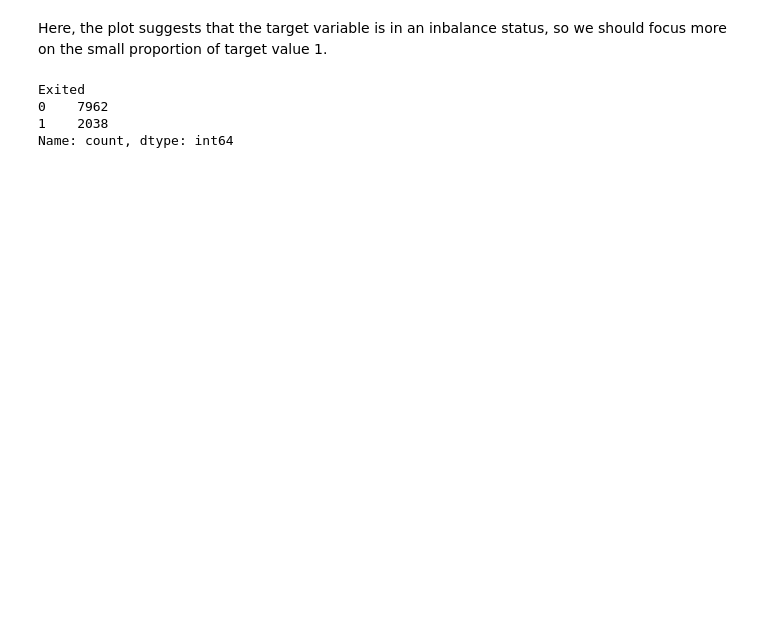
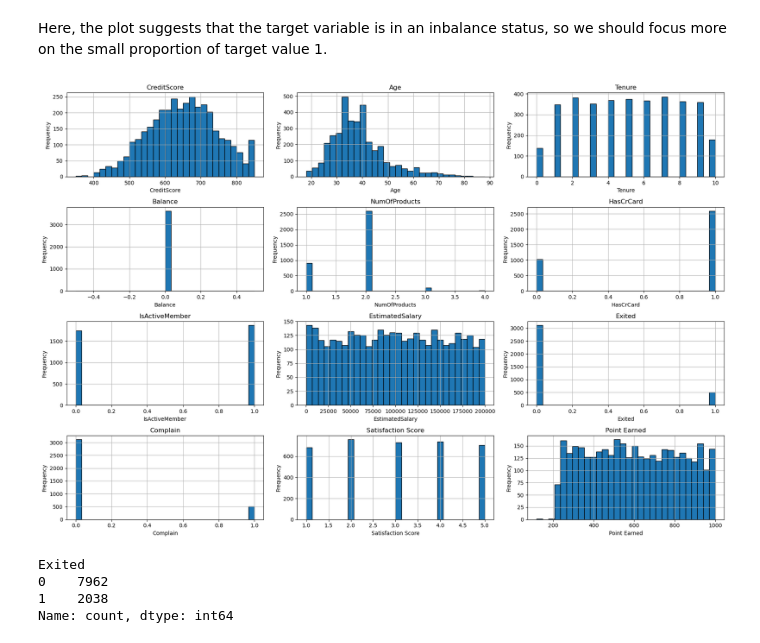
Before and after one commit to LikeLion-DSProjectTeam/Team_1, a Jupyter notebook: code/Beomseong.ipynb, the cells around one changed output. Drawn from its saved outputs; the diff is of its cells as text; code cells hidden in the pictures; blank space fills up the shorter version.

```diff
--- a/code/Beomseong.ipynb
+++ b/code/Beomseong.ipynb
@@ -79,3 +83,19 @@ Here, the plot suggests that the target variable is in an inbalance status, so w
+# %%
+numeric_columns = zero.select_dtypes(include=['float64', 'int64']).columns
+
+# Re-plot using subplots with a larger figure to avoid scrolling
+plt.figure(figsize=(18, 12))  # Larger figure to fit all plots
+for i, column in enumerate(numeric_columns, 1):
+    plt.subplot(4, 3, i)  # Adjust grid size to fit all features
+    zero[column].hist(bins=30, edgecolor='black')
+    plt.title(column)
+    plt.xlabel(column)
+    plt.ylabel('Frequency')
+
+plt.tight_layout()
+plt.show()
+# %% [output]
+[figure, added]
 # %%
 data['Exited'].value_counts()
 # %% [output]
```
Also changed, not shown: parts of 20 cells of this notebook.
